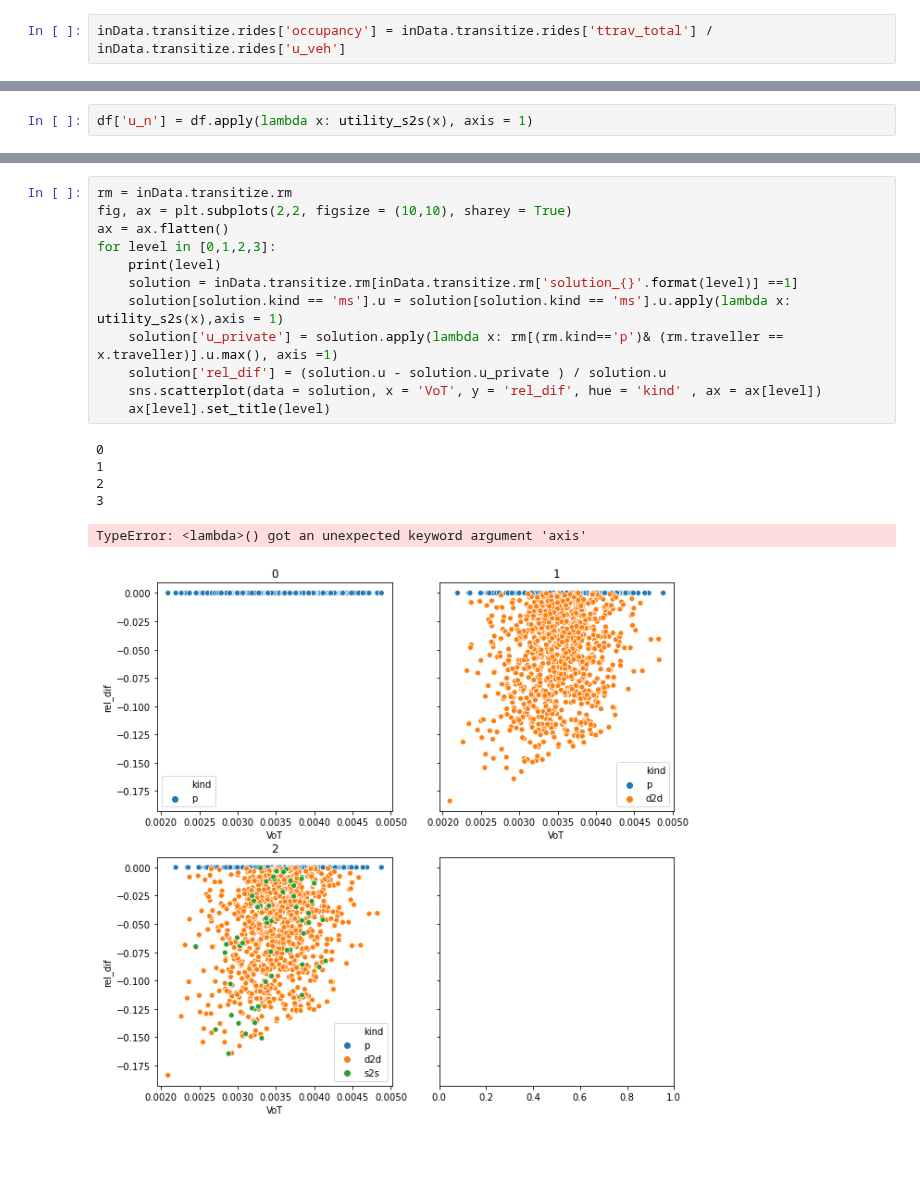
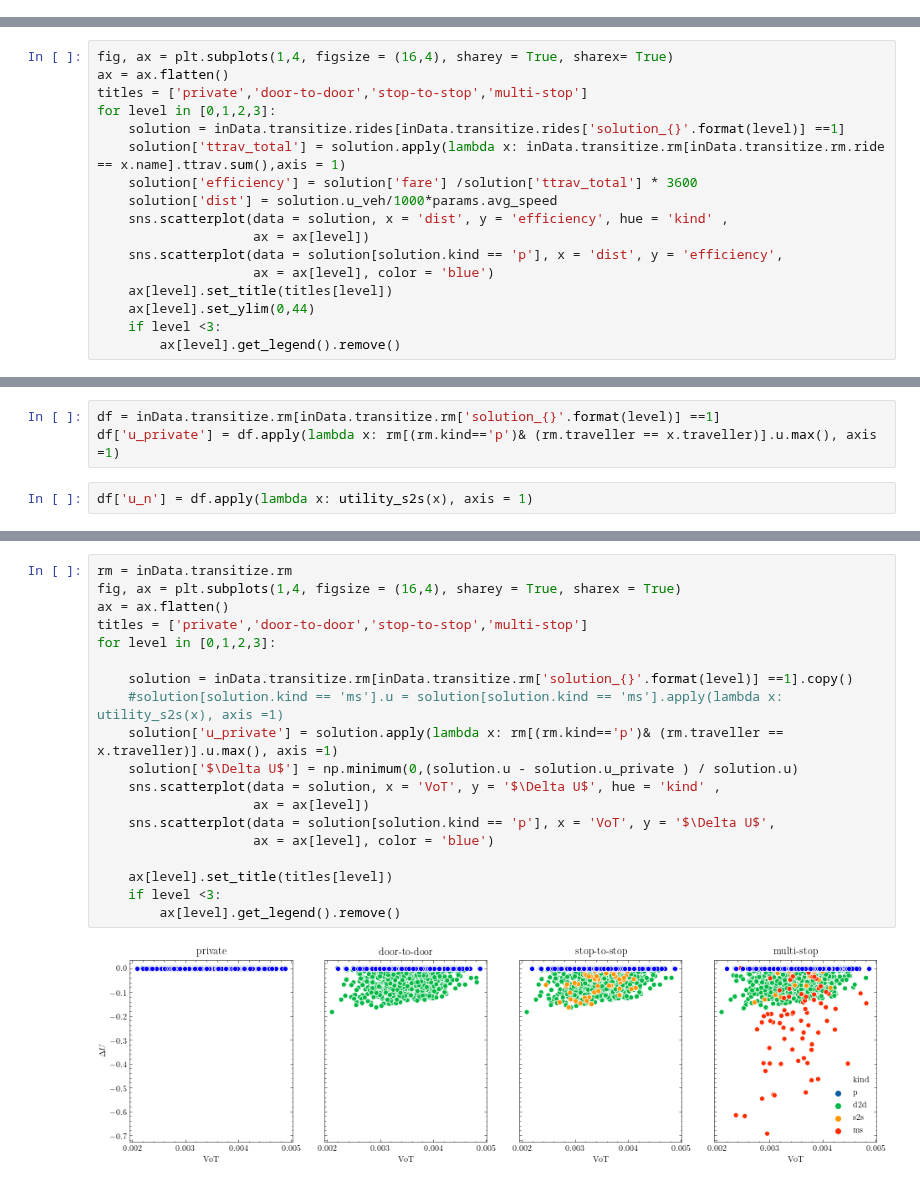
Before and after one commit to RafalKucharskiPK/ExMAS, a Jupyter notebook: ExMAS/spinoffs/tndp/ExExMAS_results.ipynb, the cells around one changed output, grey strips where cells are left out. Drawn from its saved outputs; the diff is of its cells as text; blank space fills up the shorter version.

```diff
--- a/ExMAS/spinoffs/tndp/ExExMAS_results.ipynb
+++ b/ExMAS/spinoffs/tndp/ExExMAS_results.ipynb
@@ -127,2 +151,0 @@ inData.transitize.rides['ttrav_total'] = inData.transitize.rides.apply(lambda x:
-# %%
-inData.transitize.rides['occupancy'] = inData.transitize.rides['ttrav_total'] / inData.transitize.rides['u_veh']
@@ -143,0 +170,17 @@ solution[solution.u_private<solution.u][['u','u_private', 'ttrav', 'u_']]
+# %%
+fig, ax = plt.subplots(1,4, figsize = (16,4), sharey = True, sharex= True)
+ax = ax.flatten()
+titles = ['private','door-to-door','stop-to-stop','multi-stop']
+for level in [0,1,2,3]:
+    solution = inData.transitize.rides[inData.transitize.rides['solution_{}'.format(level)] ==1]
+    solution['ttrav_total'] = solution.apply(lambda x: inData.transitize.rm[inData.transitize.rm.ride == x.name].ttrav.sum(),axis = 1)
+    solution['efficiency'] = solution['fare'] /solution['ttrav_total'] * 3600
+    solution['dist'] = solution.u_veh/1000*params.avg_speed
+    sns.scatterplot(data = solution, x = 'dist', y = 'efficiency', hue = 'kind' ,
+                    ax = ax[level])
+    sns.scatterplot(data = solution[solution.kind == 'p'], x = 'dist', y = 'efficiency',
+                    ax = ax[level], color = 'blue')
+    ax[level].set_title(titles[level])
+    ax[level].set_ylim(0,44)
+    if level <3:
+        ax[level].get_legend().remove()
@@ -153,6 +198,9 @@ def utility_s2s(traveller):
     return (params.price * traveller.fare +
             traveller.VoT * 1.1 * (traveller.ttrav + min(300,traveller.delay)) +
             traveller.VoT * 1 * (traveller.orig_walk_time + traveller.dest_walk_time))
+# %%
+df = inData.transitize.rm[inData.transitize.rm['solution_{}'.format(level)] ==1]
+df['u_private'] = df.apply(lambda x: rm[(rm.kind=='p')& (rm.traveller == x.traveller)].u.max(), axis =1)
 # %%
 df['u_n'] = df.apply(lambda x: utility_s2s(x), axis = 1)
 # %%
@@ -162,19 +259,21 @@ df[df.u_n>df.u_private][['u','u_n','u_private', 'delay']]
 # %%
 rm = inData.transitize.rm
-fig, ax = plt.subplots(2,2, figsize = (10,10), sharey = True)
+fig, ax = plt.subplots(1,4, figsize = (16,4), sharey = True, sharex = True)
 ax = ax.flatten()
+titles = ['private','door-to-door','stop-to-stop','multi-stop']
 for level in [0,1,2,3]:
-    print(level)
-    solution = inData.transitize.rm[inData.transitize.rm['solution_{}'.format(level)] ==1]
-    solution[solution.kind == 'ms'].u = solution[solution.kind == 'ms'].u.apply(lambda x: utility_s2s(x),axis = 1)
+
+    solution = inData.transitize.rm[inData.transitize.rm['solution_{}'.format(level)] ==1].copy()
+    #solution[solution.kind == 'ms'].u = solution[solution.kind == 'ms'].apply(lambda x: utility_s2s(x), axis =1)
     solution['u_private'] = solution.apply(lambda x: rm[(rm.kind=='p')& (rm.traveller == x.traveller)].u.max(), axis =1)
-    solution['rel_dif'] = (solution.u - solution.u_private ) / solution.u
-    sns.scatterplot(data = solution, x = 'VoT', y = 'rel_dif', hue = 'kind' , ax = ax[level])
-    ax[level].set_title(level)
+    solution['$\Delta U$'] = np.minimum(0,(solution.u - solution.u_private ) / solution.u)
+    sns.scatterplot(data = solution, x = 'VoT', y = '$\Delta U$', hue = 'kind' ,
+                    ax = ax[level])
+    sns.scatterplot(data = solution[solution.kind == 'p'], x = 'VoT', y = '$\Delta U$',
+                    ax = ax[level], color = 'blue')
+
+    ax[level].set_title(titles[level])
+    if level <3:
+        ax[level].get_legend().remove()
 # %% [output]
-0
-1
-2
-3
-TypeError: <lambda>() got an unexpected keyword argument 'axis'
-[figure, old version]
+[figure, new version]
```
Also changed, not shown: parts of 49 cells of this notebook, 4 other files.
